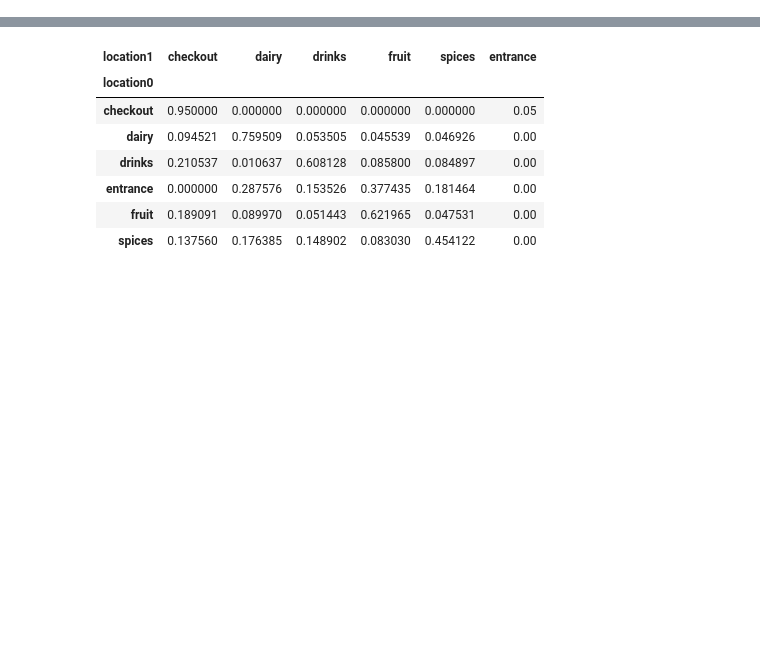
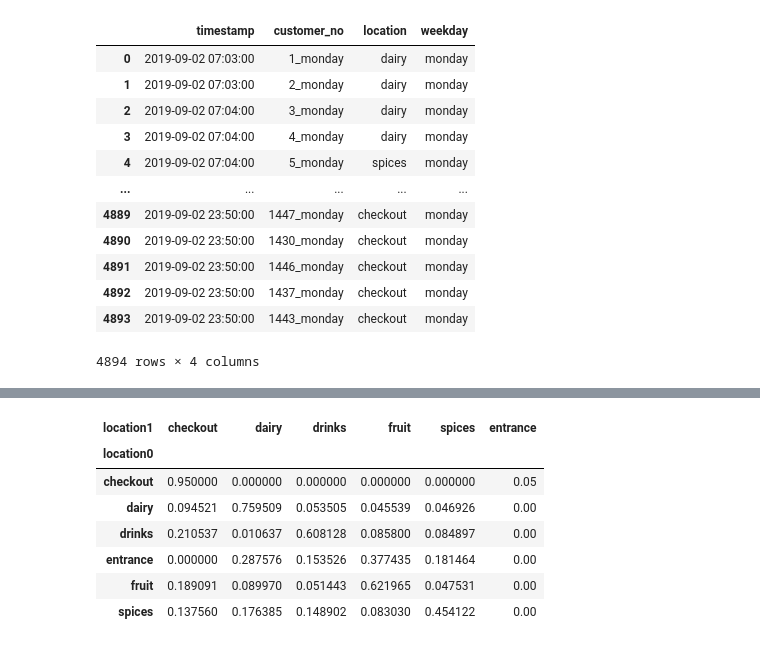
Before and after one commit to Berkay-Bozkurt/Customers_Behaviour_Markov_Simulation, a Jupyter notebook: matrix_transition.ipynb, the cells around one changed output, grey strips where cells are left out. Saved outputs shown, nothing was run; the diff lists cells and outputs as text; code cells hidden in the pictures; blank space fills up the shorter version.

```diff
--- a/matrix_transition.ipynb
+++ b/matrix_transition.ipynb
@@ -64,6 +34,0 @@ def add_entrance_state(df):
-# %%
-monday = add_entrance_state(monday)
-tuesday = add_entrance_state(tuesday)
-wednesday = add_entrance_state(wednesday)
-thursday = add_entrance_state(thursday)
-friday = add_entrance_state(friday)
@@ -70,3 +39,7 @@ friday = add_entrance_state(friday)
+# %%
+df_week_days=[monday, tuesday, wednesday, thursday, friday]
+for day_df in df_week_days:
+    new_customer_no(day_df)
 # %%
 monday
 # %% [output]
@@ -85,0 +59,46 @@ monday
+# %%
+def add_missing_checkout_location(day_df):
+    # Get unique customers who checked out and all customers
+    checkout_customers = day_df[day_df["location"] == "checkout"]["customer_no"].unique()
+    all_customers = day_df["customer_no"].unique()
+
+    # Find customers who haven't checked out
+    missing_customers = set(all_customers).difference(checkout_customers)
+
+    # Calculate the new timestamp, adding 2 hours to the maximum timestamp in the DataFrame
+    new_timestamp = day_df["timestamp"].max() + pd.DateOffset(hours=2)
+
+    # Create a DataFrame for missing checkouts
+    missing_checkouts_data = {
+        "timestamp": [new_timestamp] * len(missing_customers),
+        "customer_no": list(missing_customers),
+        "location": ["checkout"] * len(missing_customers),
+        "weekday": day_df["weekday"].iloc[0]
+        }
+
+    # Concatenate the original DataFrame and the DataFrame for missing checkouts
+    day_df = pd.concat([day_df, pd.DataFrame(missing_checkouts_data)], ignore_index=True)
+
+    return day_df
+# %%
+for i, day_df in enumerate(df_week_days):
+    df_week_days[i] = add_missing_checkout_location(day_df)
+
+# Update the original dataframe variables with the modified dataframes
+monday, tuesday, wednesday, thursday, friday = df_week_days
+# %%
+monday
+# %% [output]
+|  | timestamp | customer_no | location | weekday |
+| 0 | 2019-09-02 07:03:00 | 1_monday | dairy | monday |
+| 1 | 2019-09-02 07:03:00 | 2_monday | dairy | monday |
+| 2 | 2019-09-02 07:04:00 | 3_monday | dairy | monday |
+| 3 | 2019-09-02 07:04:00 | 4_monday | dairy | monday |
+| 4 | 2019-09-02 07:04:00 | 5_monday | spices | monday |
+| ... | ... | ... | ... | ... |
+| 4889 | 2019-09-02 23:50:00 | 1447_monday | checkout | monday |
+| 4890 | 2019-09-02 23:50:00 | 1430_monday | checkout | monday |
+| 4891 | 2019-09-02 23:50:00 | 1446_monday | checkout | monday |
+| 4892 | 2019-09-02 23:50:00 | 1437_monday | checkout | monday |
+| 4893 | 2019-09-02 23:50:00 | 1443_monday | checkout | monday |
+4894 rows × 4 columns
```
Also changed, not shown: parts of 26 cells of this notebook.
